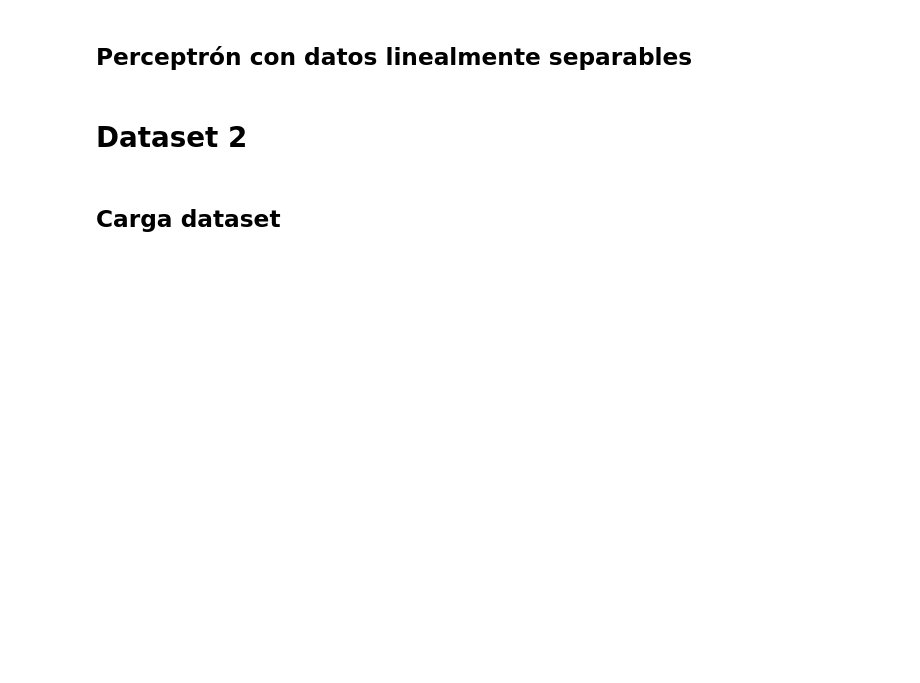
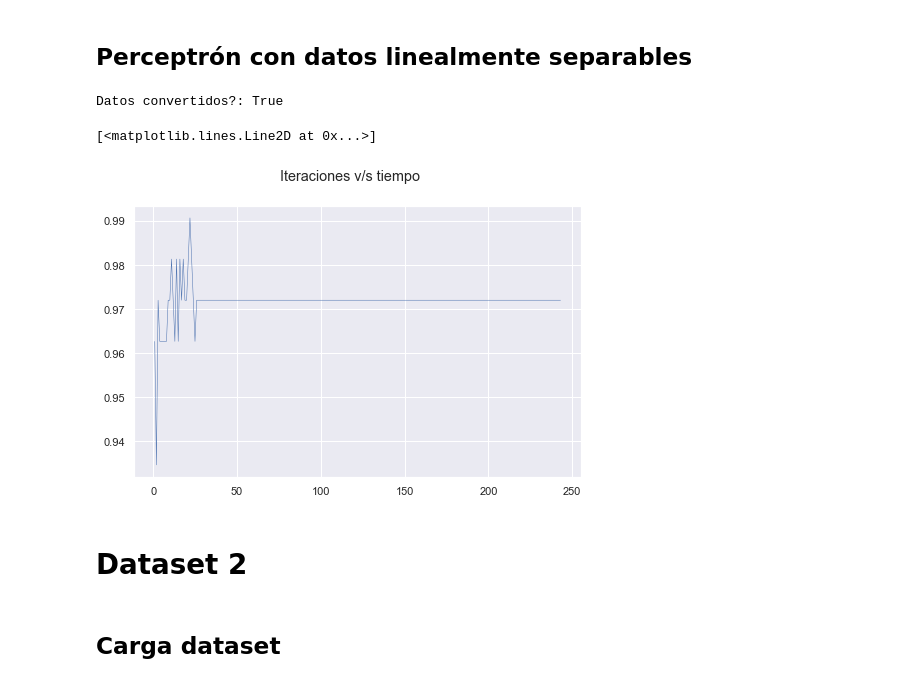
Before and after one commit to hugosep/machine-learning-taller-1, a Jupyter notebook: ml-taller-1.ipynb, the cells around one changed output. Cells and saved outputs as stored; diff of their text form; code cells hidden in the pictures; blank space fills up the shorter version.

Commit message:
Val to train

```diff
--- a/ml-taller-1.ipynb
+++ b/ml-taller-1.ipynb
@@ -130,8 +131,14 @@ data = data.drop("ID", axis=1)
 
 data = data.replace(['?'], np.nan)
 
-imputer = KNNImputer(n_neighbors=5)
-data = pd.DataFrame(imputer.fit_transform(data), columns = data.columns)
+#imputer = KNNImputer(n_neighbors=5)
+print("Cuántos Nan hay?: ", data.isna().sum())
+data = data.dropna()
+print("Cuántos Nan hay con dropna?: ", data.isna().sum())
+print(data)
+#data = pd.DataFrame(imputer.fit_transform(data), columns = data.columns)
+aux = pd.DataFrame.to_numpy(data)
+data = pd.DataFrame(aux, columns = data.columns)
 
 """data.loc[data['Result'] == "Benign", 'Result'] = 2
 data.loc[data['Result'] == "Malignant", 'Result'] = 4
@@ -167,6 +195,8 @@ data.loc[data["Result"] == "Benign" ,"Result"] = 1
 data.loc[data["Result"] == "Malignant", "Result"] = -1
 
 data["Result"] = data["Result"].astype(int)
+
+data = data.astype(int)
 
 predictors = data.columns[:-1]
 X = data[predictors]
@@ -184,10 +214,10 @@ X_test_vals = X_test.values; y_test_vals = y_test.values;
 ## $\gamma$, R y cota
 # %%
 max_norm_dataset_1 = max_norm(X_train_vals)
-g = gamma(X, y)
+g = gamma(X_train_vals, y_train_vals)
 bound = max_norm_dataset_1**2 / g**2
 
 print("R:", max_norm_dataset_1)
 print("Gamma: ", g)
 print("Cota: ", bound)
-print("Linealmente separables?:", linearly_separable(X, y))
+print("Linealmente separables?:", linearly_separable(X_train_vals, y_train_vals))
@@ -224,34 +262,38 @@ y = data["Result"]
 X, y = convert_to_ls(X, y)
 print("Datos convertidos?:", linearly_separable(X, y))
 
 X=pd.DataFrame(X)
 y=pd.DataFrame(y)
 
 info = X
 
 X_train, X_test, y_train, y_test, info_train, info_test = train_test_split(X, y, info, test_size=0.2, random_state=0)
 X_train, X_val, y_train, y_val, info_train, info_val = train_test_split(X_train, y_train, info_train, test_size=0.2, random_state=0)
 
 X_train_vals = X_train.values; y_train_vals = y_train.values;
 X_val_vals = X_val.values; y_val_vals = y_val.values;
 X_test_vals = X_test.values; y_test_vals = y_test.values;
 
 scores = list()
 no_iterations = range(1, int(bound*0.3), 1)
 
 for i in no_iterations:
     perceptron = Perceptron(tol=None, max_iter=i)
     perceptron.fit(X_train_vals, y_train_vals)
 
     train_acc = perceptron.score(X_train_vals, y_train_vals)
     scores.append(perceptron.score(X_val_vals, y_val_vals))
     test_acc = perceptron.score(X_test_vals, y_test_vals)
 
 fig, ax1 = plt.subplots(figsize=(8, 5))
 
 fig.suptitle('Iteraciones v/s tiempo')
 
-ax1.plot(no_iterations, scores, '-o', linewidth=0.5)
+ax1.plot(no_iterations, scores, '-', linewidth=0.5)
+# %% [output]
+Datos convertidos?: True
+[<matplotlib.lines.Line2D at 0x...>]
+[figure, added]
 # %% [markdown]
 # Dataset 2
 # %% [markdown]
```
Also changed, not shown: parts of 16 cells of this notebook, 5 other files.
